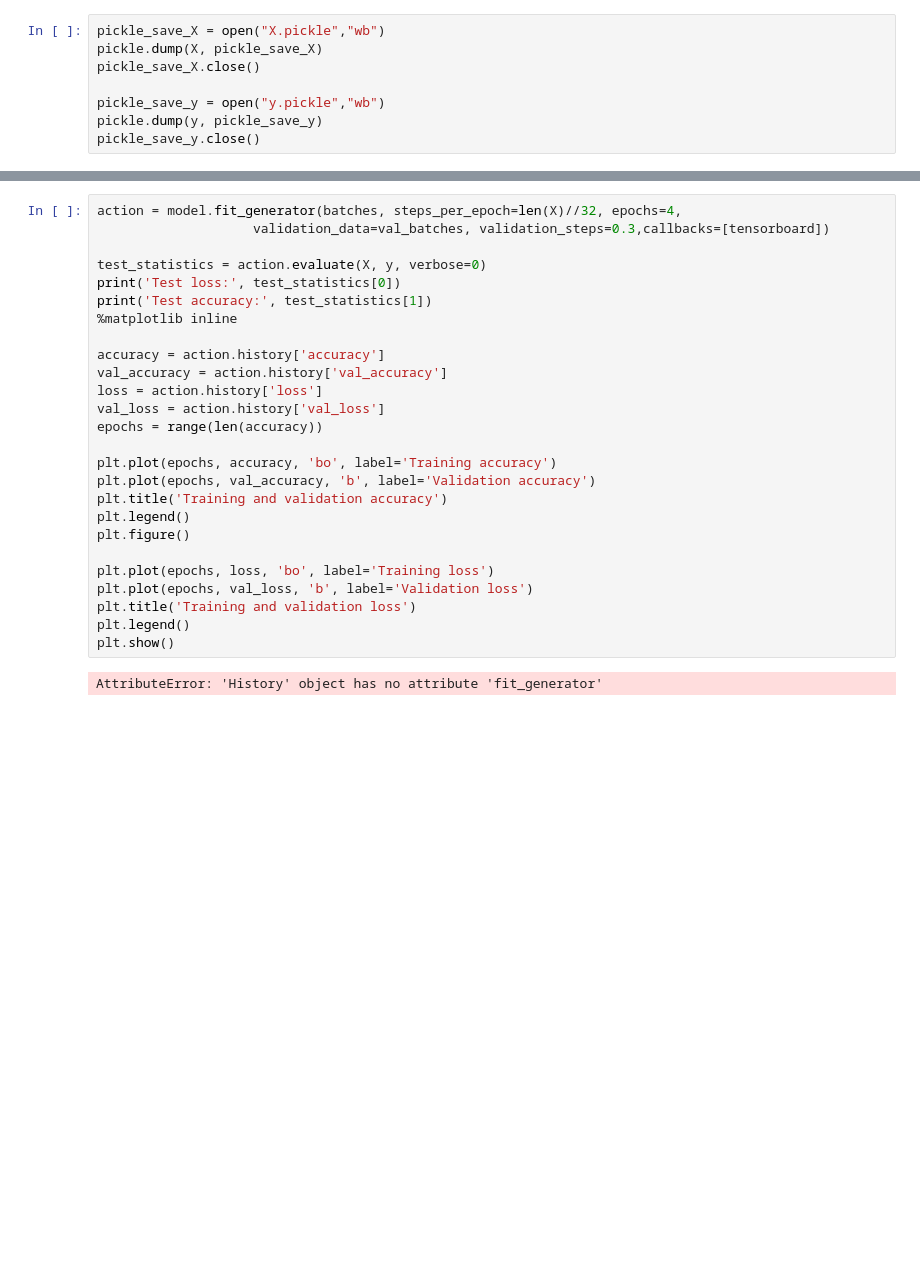
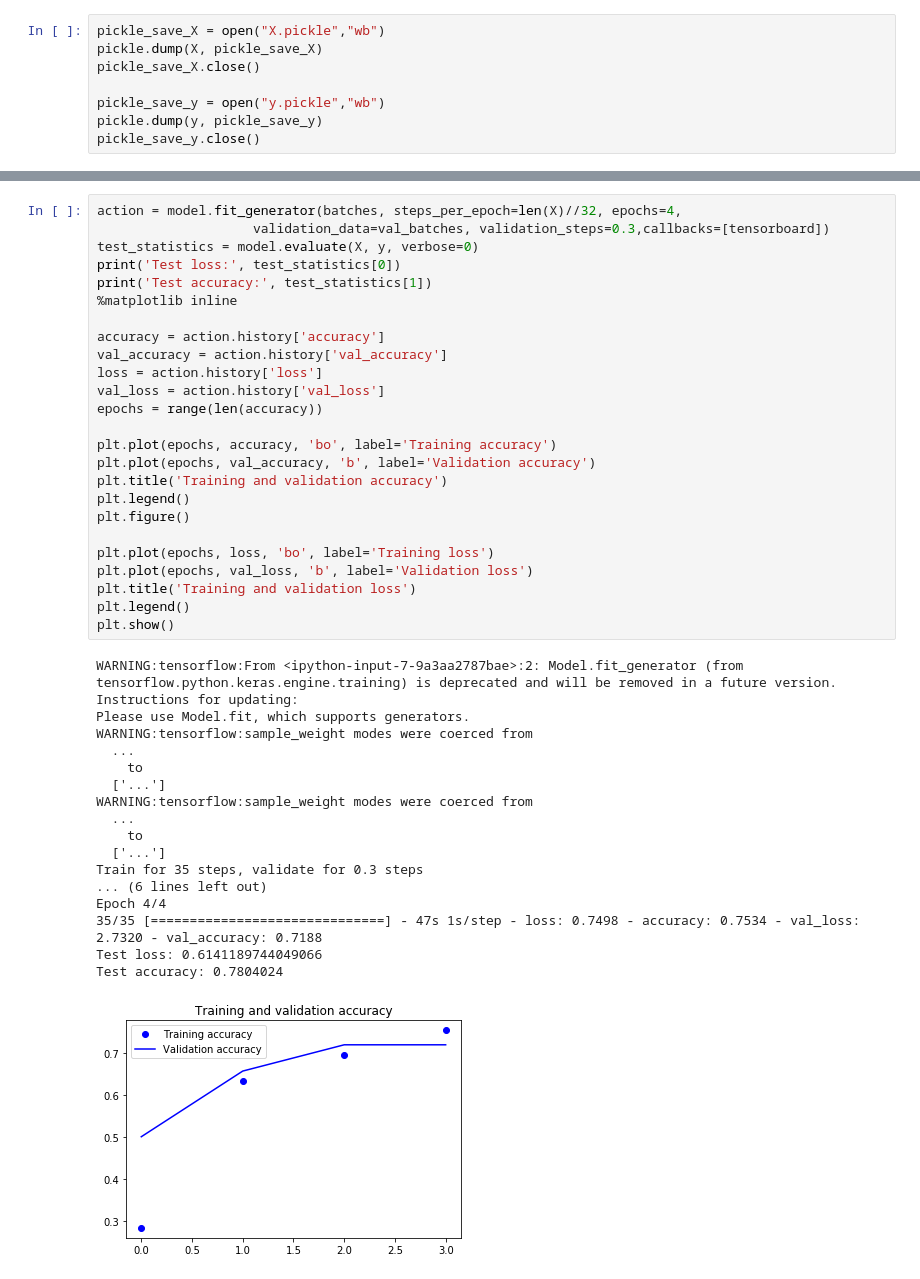
Before and after one commit to klapp101/machinelearning_iss, a Jupyter notebook: iss.ipynb, the cells around one changed output, grey strips where cells are left out. Drawn from its saved outputs; the diff is of its cells as text; blank space fills up the shorter version.

Commit message:
Fixed history bug. Implemented ISS dataset and about to start implementing that into model for overall goal of project.

```diff
--- a/iss.ipynb
+++ b/iss.ipynb
@@ -155,28 +147,44 @@ _________________________________________________________________
 # %%
 action = model.fit_generator(batches, steps_per_epoch=len(X)//32, epochs=4,
                     validation_data=val_batches, validation_steps=0.3,callbacks=[tensorboard])
-
-test_statistics = action.evaluate(X, y, verbose=0)
+test_statistics = model.evaluate(X, y, verbose=0)
 print('Test loss:', test_statistics[0])
 print('Test accuracy:', test_statistics[1])
 %matplotlib inline
 
 accuracy = action.history['accuracy']
 val_accuracy = action.history['val_accuracy']
 loss = action.history['loss']
 val_loss = action.history['val_loss']
 epochs = range(len(accuracy))
 
 plt.plot(epochs, accuracy, 'bo', label='Training accuracy')
 plt.plot(epochs, val_accuracy, 'b', label='Validation accuracy')
 plt.title('Training and validation accuracy')
 plt.legend()
 plt.figure()
 
 plt.plot(epochs, loss, 'bo', label='Training loss')
 plt.plot(epochs, val_loss, 'b', label='Validation loss')
 plt.title('Training and validation loss')
 plt.legend()
 plt.show()
 # %% [output]
-AttributeError: 'History' object has no attribute 'fit_generator'
+WARNING:tensorflow:From <ipython-input-7-9a3aa2787bae>:2: Model.fit_generator (from tensorflow.python.keras.engine.training) is deprecated and will be removed in a future version.
+Instructions for updating:
+Please use Model.fit, which supports generators.
+WARNING:tensorflow:sample_weight modes were coerced from
+  ...
+    to
+  ['...']
+WARNING:tensorflow:sample_weight modes were coerced from
+  ...
+    to
+  ['...']
+Train for 35 steps, validate for 0.3 steps
+... (6 lines left out)
+Epoch 4/4
+35/35 [==============================] - 47s 1s/step - loss: 0.7498 - accuracy: 0.7534 - val_loss: 2.7320 - val_accuracy: 0.7188
+Test loss: 0.6141189744049066
+Test accuracy: 0.7804024
+[figure, added]
```
Also changed, not shown: parts of 4 cells of this notebook.
